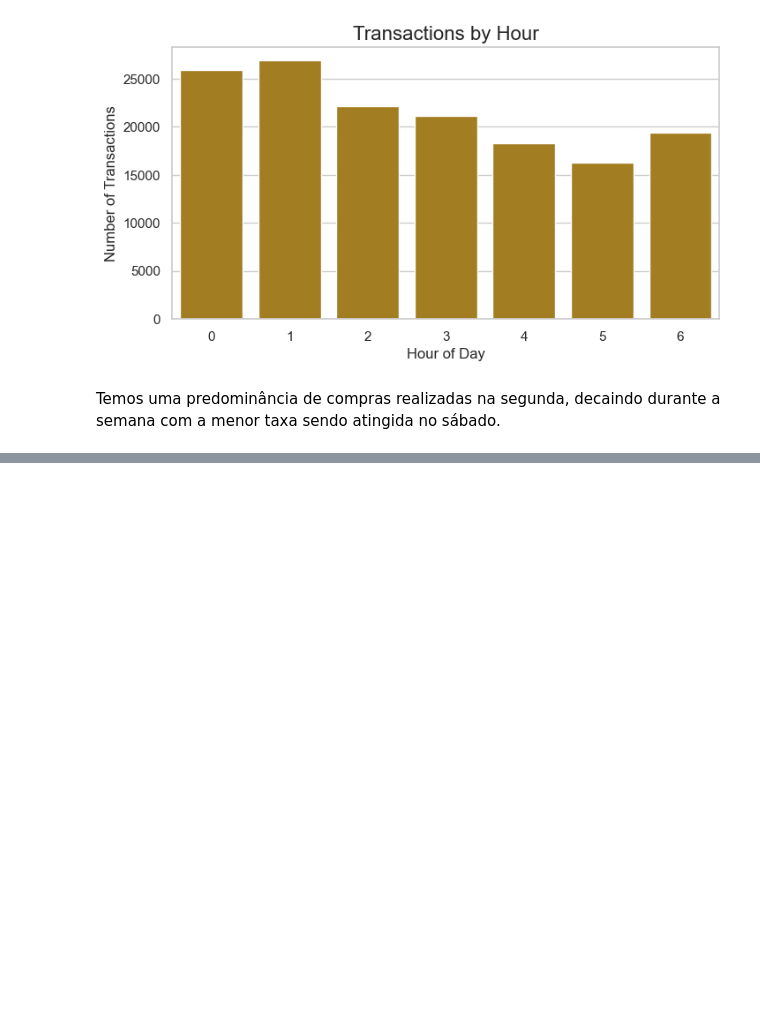
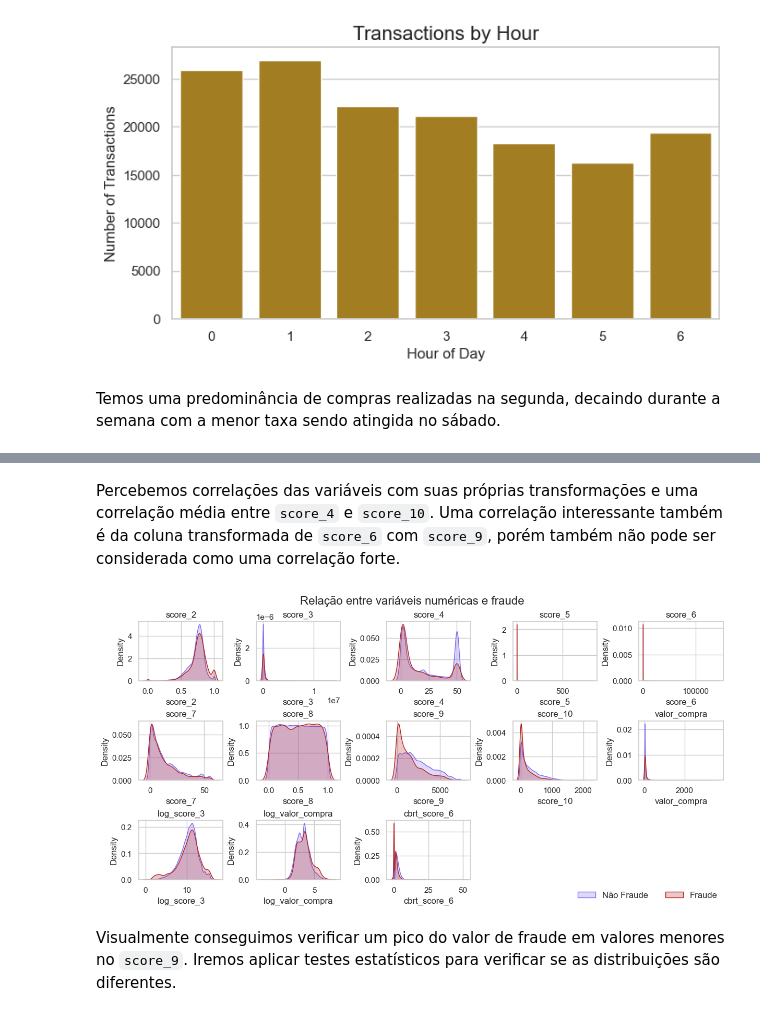
Before and after one commit to renneruan/fraud-detection, a Jupyter notebook: notebooks/2-eda.ipynb, the cells around one changed output, grey strips where cells are left out. Cells and saved outputs as stored; diff of their text form; code cells hidden in the pictures; blank space fills up the shorter version.

```diff
--- a/notebooks/2-eda.ipynb
+++ b/notebooks/2-eda.ipynb
@@ -604,0 +684,39 @@ Temos uma predominância de compras realizadas na segunda, decaindo durante a se
+# %% [markdown]
+Percebemos correlações das variáveis com suas próprias transformações e uma correlação média entre `score_4` e `score_10`. Uma correlação interessante também é da coluna transformada de `score_6` com `score_9`, porém também não pode ser considerada como uma correlação forte.
+# %%
+fraud_sales = df_copy[df_copy["fraude"] == 1]
+non_fraud_sales = df_copy[df_copy["fraude"] == 0]
+# %%
+fig, axes = plt.subplots(3, 5, figsize=(12, 6), constrained_layout=True)
+
+for ax, col in zip(axes.flat, df_copy[numeric_columns]):
+    sns.kdeplot(
+        non_fraud_sales[col],
+        label="Não Fraude",
+        fill=True,
+        color="mediumslateblue",
+        ax=ax,
+    )
+    sns.kdeplot(fraud_sales[col], label="Fraude", fill=True, color="firebrick", ax=ax)
+
+    ax.set_title(f"{col}")
+    ax.set_xlabel(col)
+    # ax.legend()
+
+fig.legend(
+    labels=["Não Fraude", "Fraude"],  # Match labels from kdeplot
+    loc="lower right",  # Position the legend in the lower right corner
+    fontsize=12,
+    ncol=2,  # Number of columns in the legend
+    bbox_to_anchor=(1, 0),  # Adjust the position slightly to ensure it fits
+    frameon=False,
+)
+
+axes[2][3].axis("off")
+axes[2][4].axis("off")
+plt.suptitle("Relação entre variáveis numéricas e fraude", fontsize=16)
+plt.show()
+# %% [output]
+[figure, added]
+# %% [markdown]
+Visualmente conseguimos verificar um pico do valor de fraude em valores menores no `score_9`. Iremos aplicar testes estatísticos para verificar se as distribuições são diferentes.
```
Also changed, not shown: parts of 23 cells of this notebook.
